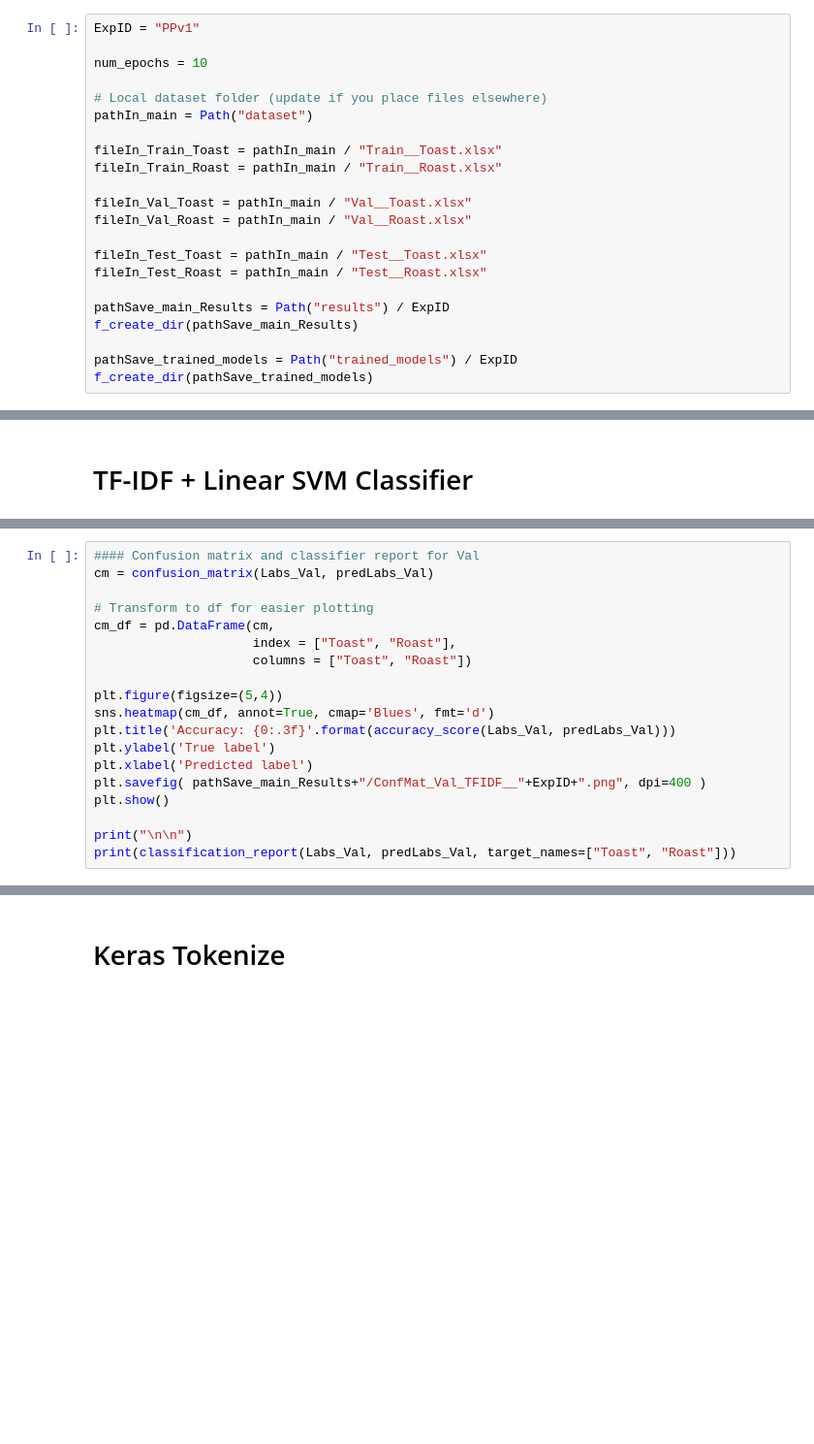
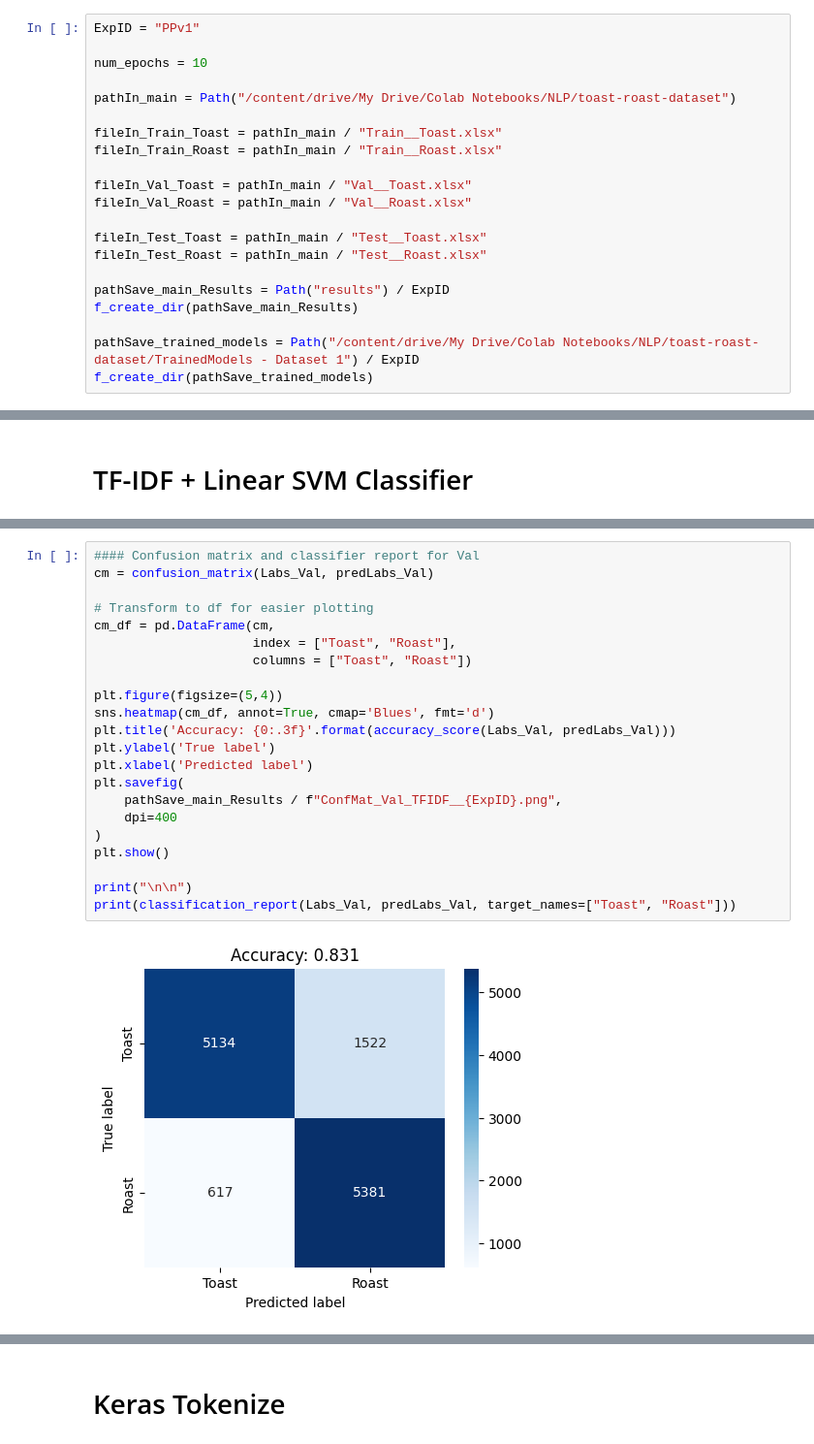
Before and after one commit to sheerazchand/nlp-toast-and-roast, a Jupyter notebook: Text_classification_DL_v1.ipynb, the cells around one changed output, grey strips where cells are left out. Shown at 97% size. Drawn from its saved outputs; the diff is of its cells as text; blank space fills up the shorter version.

Commit message:
Fixed path issue

```diff
--- a/Text_classification_DL_v1.ipynb
+++ b/Text_classification_DL_v1.ipynb
@@ -89,8 +91,7 @@ ExpID = "PPv1"
 
 num_epochs = 10
 
-# Local dataset folder (update if you place files elsewhere)
-pathIn_main = Path("dataset")
+pathIn_main = Path("/content/drive/My Drive/Colab Notebooks/NLP/toast-roast-dataset")
 
 fileIn_Train_Toast = pathIn_main / "Train__Toast.xlsx"
 fileIn_Train_Roast = pathIn_main / "Train__Roast.xlsx"
@@ -104,7 +105,7 @@ fileIn_Test_Roast = pathIn_main / "Test__Roast.xlsx"
 pathSave_main_Results = Path("results") / ExpID
 f_create_dir(pathSave_main_Results)
 
-pathSave_trained_models = Path("trained_models") / ExpID
+pathSave_trained_models = Path("/content/drive/My Drive/Colab Notebooks/NLP/toast-roast-dataset/TrainedModels - Dataset 1") / ExpID
 f_create_dir(pathSave_trained_models)
 # %%
 df_Train_Toast = pd.read_excel( fileIn_Train_Toast, index_col=None )
@@ -171,19 +178,24 @@ Labs_Val.shape
 # %%
 #### Confusion matrix and classifier report for Val
 cm = confusion_matrix(Labs_Val, predLabs_Val)
 
 # Transform to df for easier plotting
 cm_df = pd.DataFrame(cm,
                      index = ["Toast", "Roast"],
                      columns = ["Toast", "Roast"])
 
 plt.figure(figsize=(5,4))
 sns.heatmap(cm_df, annot=True, cmap='Blues', fmt='d')
 plt.title('Accuracy: {0:.3f}'.format(accuracy_score(Labs_Val, predLabs_Val)))
 plt.ylabel('True label')
 plt.xlabel('Predicted label')
-plt.savefig( pathSave_main_Results+"/ConfMat_Val_TFIDF__"+ExpID+".png", dpi=400 )
+plt.savefig(
+    pathSave_main_Results / f"ConfMat_Val_TFIDF__{ExpID}.png",
+    dpi=400
+)
 plt.show()
 
 print("\n\n")
 print(classification_report(Labs_Val, predLabs_Val, target_names=["Toast", "Roast"]))
+# %% [output]
+[figure, added]
```
Also changed, not shown: parts of 13 cells of this notebook.
